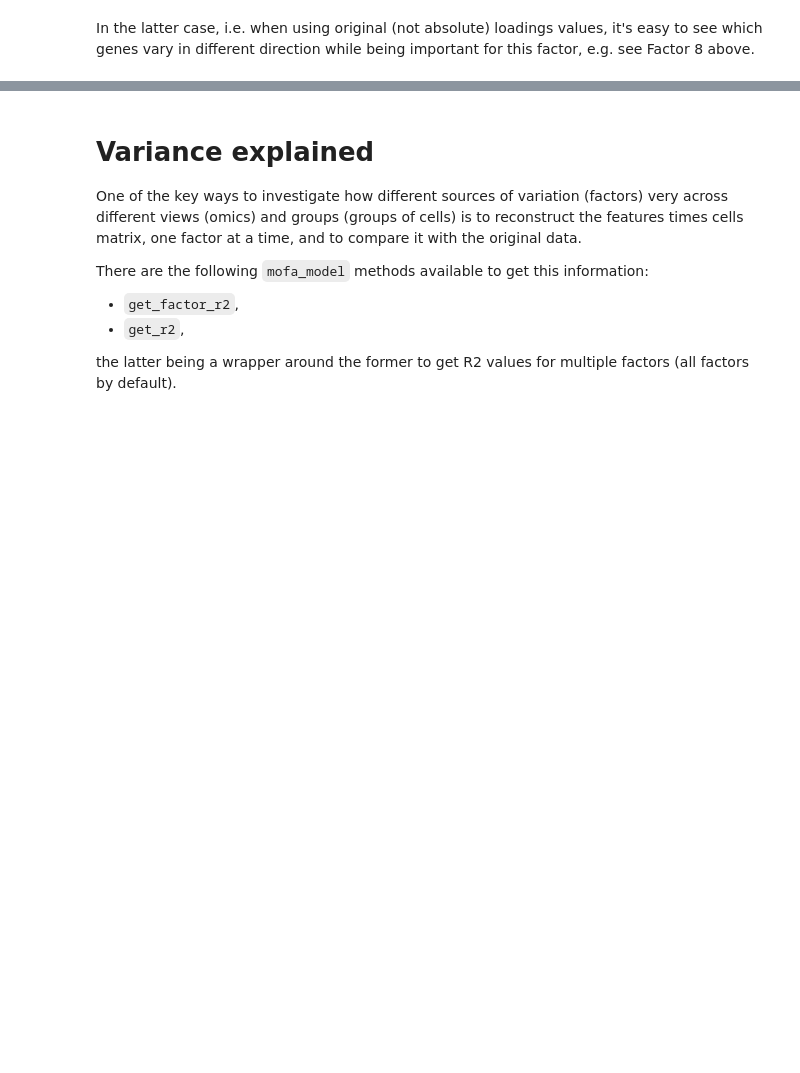
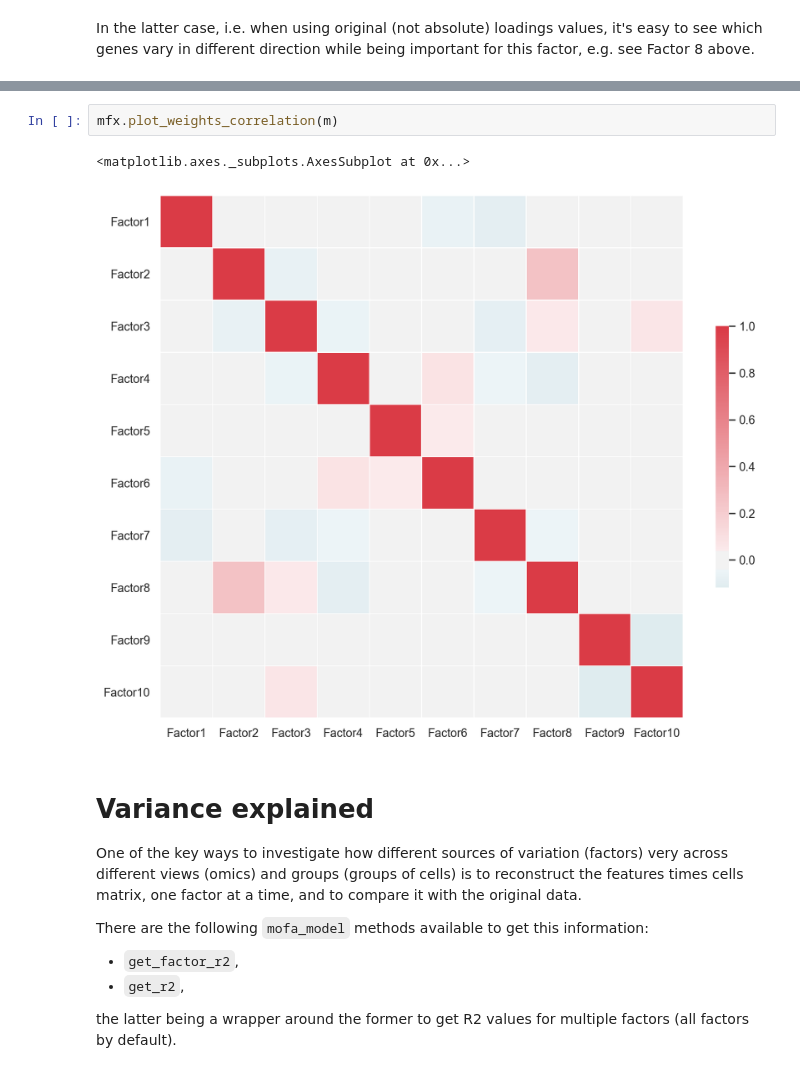
Before and after one commit to bioFAM/mofax, a Jupyter notebook: notebooks/getting_started_pbmc10k.ipynb, the cells around one changed output, grey strips where cells are left out. Saved outputs shown, nothing was run; the diff lists cells and outputs as text; blank space fills up the shorter version.

```diff
--- a/notebooks/getting_started_pbmc10k.ipynb
+++ b/notebooks/getting_started_pbmc10k.ipynb
@@ -238,3 +242,8 @@ In the latter case, i.e. when using original (not absolute) loadings values, it'
+# %%
+mfx.plot_weights_correlation(m)
+# %% [output]
+<matplotlib.axes._subplots.AxesSubplot at 0x...>
+[figure, added]
 # %% [markdown]
 # Variance explained
 
```
Also changed, not shown: parts of 22 cells of this notebook.
